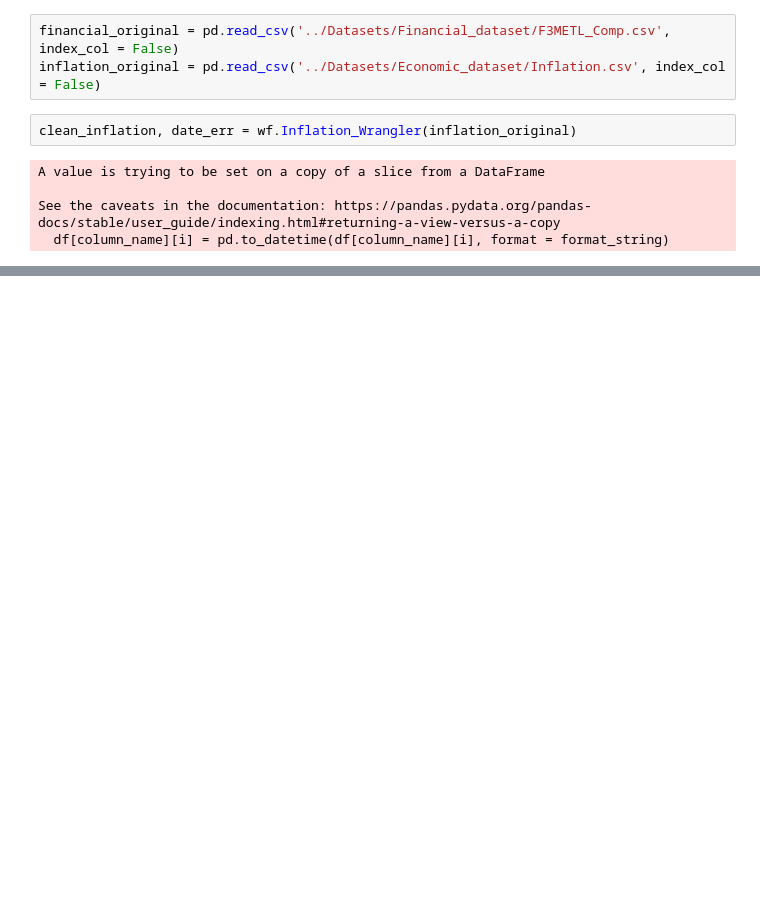
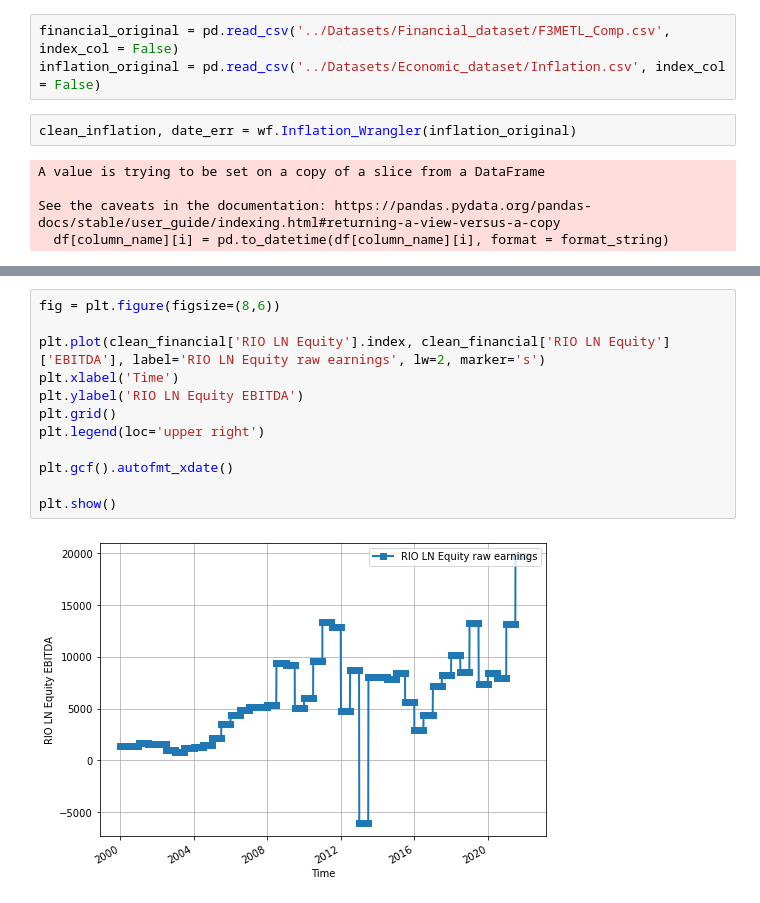
Before and after one commit to ADSMining/Mining, a Jupyter notebook: Notebooks/Data_exploration_notebooks/DataExploration.ipynb, the cells around one changed output, grey strips where cells are left out. Drawn from its saved outputs; the diff is of its cells as text; blank space fills up the shorter version.

Commit message:
Inflation vs EBITDA initial stage

```diff
--- a/Notebooks/Data_exploration_notebooks/DataExploration.ipynb
+++ b/Notebooks/Data_exploration_notebooks/DataExploration.ipynb
@@ -50,0 +51,14 @@ clean_financial
+# %%
+fig = plt.figure(figsize=(8,6))
+
+plt.plot(clean_financial['RIO LN Equity'].index, clean_financial['RIO LN Equity']['EBITDA'], label='RIO LN Equity raw earnings', lw=2, marker='s')
+plt.xlabel('Time')
+plt.ylabel('RIO LN Equity EBITDA')
+plt.grid()
+plt.legend(loc='upper right')
+
+plt.gcf().autofmt_xdate()
+
+plt.show()
+# %% [output]
+[figure, added]
```
Also changed, not shown: parts of 12 cells of this notebook, 1 other file.
